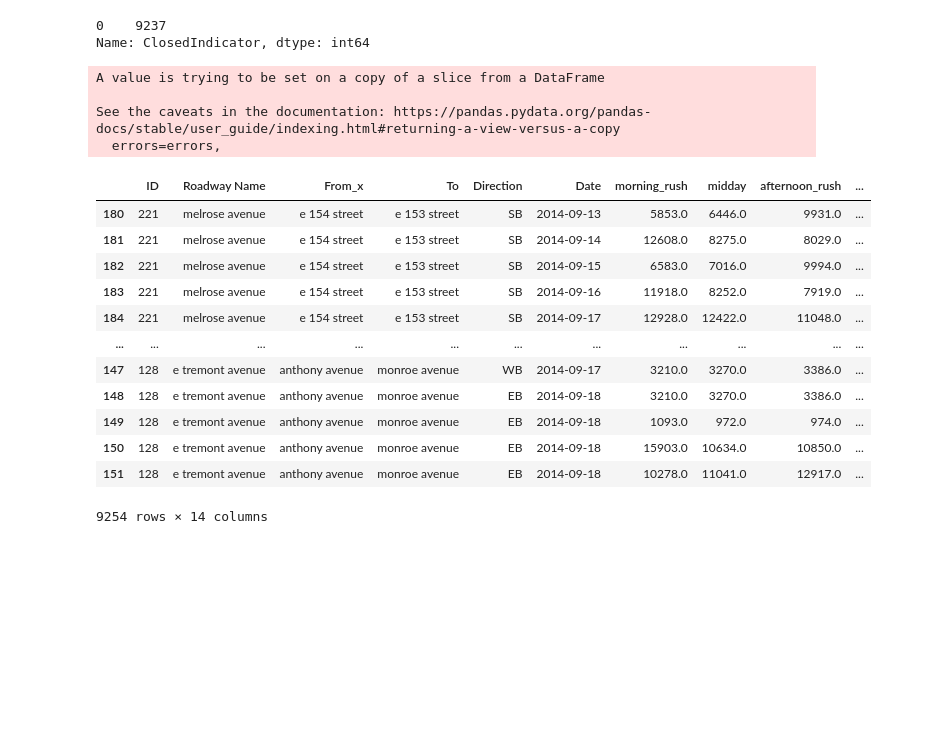
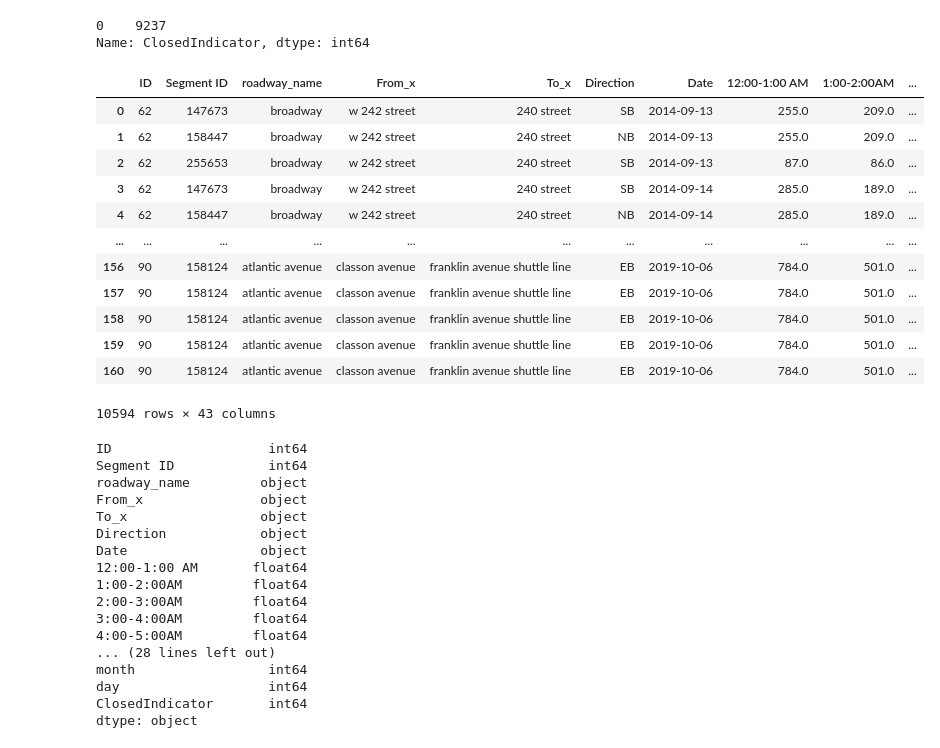
Before and after one commit to AlejandraZS10/capstone_project, a Jupyter notebook: NY Streets.ipynb, the cells around one changed output. Drawn from its saved outputs; the diff is of its cells as text; code cells hidden in the pictures; blank space fills up the shorter version.

```diff
--- a/NY Streets.ipynb
+++ b/NY Streets.ipynb
@@ -664,0 +455,4 @@ See the caveats in the documentation: https://pandas.pydata.org/pandas-docs/stab
+# %%
+#closed streets from closed dataset
+df_closed = df_closed.drop(columns =['Unnamed: 0','NODEID','ONSTREETNAME','FROMSTREETNAME','BOROUGH_CODE','DateTime','DateTimeEnd','Date_y'
+                                  ,'Time','year_y','month_y','day_y','DateEnd','difference'])
@@ -664,0 +477,3 @@ See the caveats in the documentation: https://pandas.pydata.org/pandas-docs/stab
+# %%
+df_closed['ClosedIndicator'] = 1
+df_closed.head(3)
@@ -665,3 +486,5 @@ See the caveats in the documentation: https://pandas.pydata.org/pandas-docs/stab
+# %%
+df['ClosedIndicator'] = 0
 # %%
 final_df.sort_index(inplace=True)
 # %% [output]
@@ -675,27 +498,42 @@ test9['ClosedIndicator'].value_counts()
 0    9237
 Name: ClosedIndicator, dtype: int64
 # %%
-cond = test9.geometry.isin(final_df.geometry)
-test9.drop(test9[cond].index, inplace = True)
+cond = df.geometry.isin(df_closed.geometry)
+df.drop(df[cond].index, inplace = True)
-# %% [output]
-A value is trying to be set on a copy of a slice from a DataFrame
-
-See the caveats in the documentation: https://pandas.pydata.org/pandas-docs/stable/user_guide/indexing.html#returning-a-view-versus-a-copy
-  errors=errors,
 # %%
-my_df= pd.concat([test9, final_df])
+my_df= pd.concat([df, df_closed])
 my_df
 # %% [output]
-|  | ID | Roadway Name | From_x | To | Direction | Date | morning_rush | midday | afternoon_rush | ... |
-| 180 | 221 | melrose avenue | e 154 street | e 153 street | SB | 2014-09-13 | 5853.0 | 6446.0 | 9931.0 | ... |
-| 181 | 221 | melrose avenue | e 154 street | e 153 street | SB | 2014-09-14 | 12608.0 | 8275.0 | 8029.0 | ... |
-| 182 | 221 | melrose avenue | e 154 street | e 153 street | SB | 2014-09-15 | 6583.0 | 7016.0 | 9994.0 | ... |
-| 183 | 221 | melrose avenue | e 154 street | e 153 street | SB | 2014-09-16 | 11918.0 | 8252.0 | 7919.0 | ... |
-| 184 | 221 | melrose avenue | e 154 street | e 153 street | SB | 2014-09-17 | 12928.0 | 12422.0 | 11048.0 | ... |
+|  | ID | Segment ID | roadway_name | From_x | To_x | Direction | Date | 12:00-1:00 AM | 1:00-2:00AM | ... |
+| 0 | 62 | 147673 | broadway | w 242 street | 240 street | SB | 2014-09-13 | 255.0 | 209.0 | ... |
+| 1 | 62 | 158447 | broadway | w 242 street | 240 street | NB | 2014-09-13 | 255.0 | 209.0 | ... |
+| 2 | 62 | 255653 | broadway | w 242 street | 240 street | SB | 2014-09-13 | 87.0 | 86.0 | ... |
+| 3 | 62 | 147673 | broadway | w 242 street | 240 street | SB | 2014-09-14 | 285.0 | 189.0 | ... |
+| 4 | 62 | 158447 | broadway | w 242 street | 240 street | NB | 2014-09-14 | 285.0 | 189.0 | ... |
 | ... | ... | ... | ... | ... | ... | ... | ... | ... | ... | ... |
-| 147 | 128 | e tremont avenue | anthony avenue | monroe avenue | WB | 2014-09-17 | 3210.0 | 3270.0 | 3386.0 | ... |
-| 148 | 128 | e tremont avenue | anthony avenue | monroe avenue | EB | 2014-09-18 | 3210.0 | 3270.0 | 3386.0 | ... |
-| 149 | 128 | e tremont avenue | anthony avenue | monroe avenue | EB | 2014-09-18 | 1093.0 | 972.0 | 974.0 | ... |
-| 150 | 128 | e tremont avenue | anthony avenue | monroe avenue | EB | 2014-09-18 | 15903.0 | 10634.0 | 10850.0 | ... |
-| 151 | 128 | e tremont avenue | anthony avenue | monroe avenue | EB | 2014-09-18 | 10278.0 | 11041.0 | 12917.0 | ... |
+| 156 | 90 | 158124 | atlantic avenue | classon avenue | franklin avenue shuttle line | EB | 2019-10-06 | 784.0 | 501.0 | ... |
+| 157 | 90 | 158124 | atlantic avenue | classon avenue | franklin avenue shuttle line | EB | 2019-10-06 | 784.0 | 501.0 | ... |
+| 158 | 90 | 158124 | atlantic avenue | classon avenue | franklin avenue shuttle line | EB | 2019-10-06 | 784.0 | 501.0 | ... |
+| 159 | 90 | 158124 | atlantic avenue | classon avenue | franklin avenue shuttle line | EB | 2019-10-06 | 784.0 | 501.0 | ... |
+| 160 | 90 | 158124 | atlantic avenue | classon avenue | franklin avenue shuttle line | EB | 2019-10-06 | 784.0 | 501.0 | ... |
-9254 rows × 14 columns
+10594 rows × 43 columns
+# %%
+my_df.dtypes
+# %% [output]
+ID                    int64
+Segment ID            int64
+roadway_name         object
+From_x               object
+To_x                 object
+Direction            object
+Date                 object
+12:00-1:00 AM       float64
+1:00-2:00AM         float64
+2:00-3:00AM         float64
+3:00-4:00AM         float64
+4:00-5:00AM         float64
+... (28 lines left out)
+month                 int64
+day                   int64
+ClosedIndicator       int64
+dtype: object
```
Also changed, not shown: parts of 80 cells of this notebook, 47 other files.
